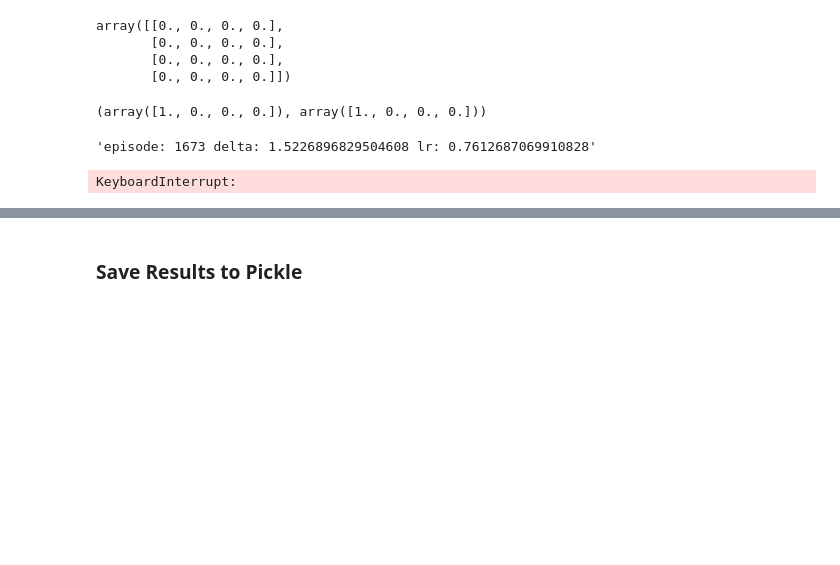
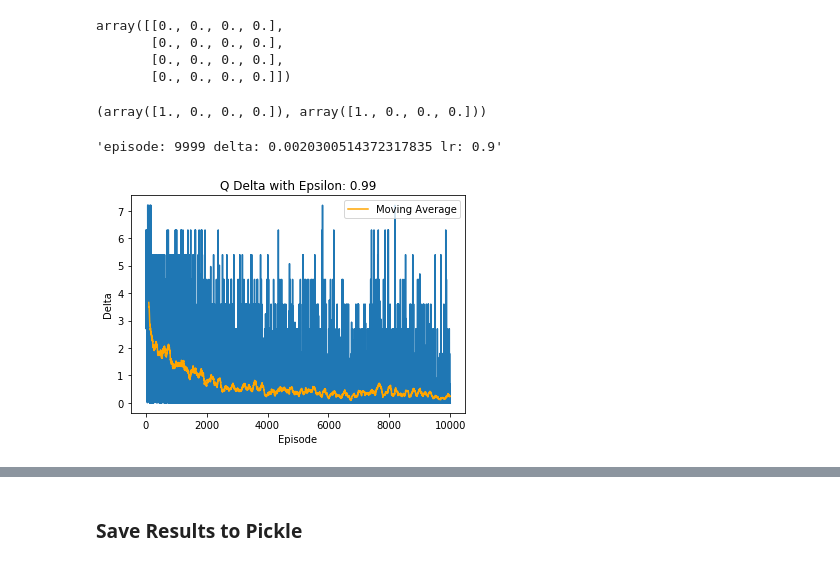
Before and after one commit to aarontan-git/multi_agent_learning, a Jupyter notebook: Notebooks/minimaxq.ipynb, the cells around one changed output, grey strips where cells are left out. Saved outputs shown, nothing was run; the diff lists cells and outputs as text; code cells hidden in the pictures; blank space fills up the shorter version.

Commit message:
currently struggling with minimax results

```diff
--- a/Notebooks/minimaxq.ipynb
+++ b/Notebooks/minimaxq.ipynb
@@ -190,9 +190,12 @@ def calculate_value(G_state):
 
     # check if the linprog solution is successful or not
     if defender_solution['status'] == 0:
-        value = defender_solution['fun']*-1
+        value = defender_solution['fun']
     else:
-        value = invader_solution['fun']
+        value = invader_solution['fun']*-1
+
+#     print("defender value: ", defender_solution['fun'])
+#     print("invader value: ", invader_solution['fun'])
 
     return value
 # %%
@@ -366,7 +369,7 @@ equilibrium(G[current_state])
 (array([1., 0., 0., 0.]), array([1., 0., 0., 0.]))
 # %%
 # trajectory = []
-episodes = 5000
+episodes = 10000
 eps = 0
 unique_counter = 0
 tolerance = 1
@@ -386,14 +389,6 @@ for eps in range(episodes):
         next_state, reward = invader_defender.next_state(current_state, actions[joint_action[0]], actions[joint_action[1]])
         next_state = tuple(next_state)
 
-        # if game reached terminal state, restart new episode with random initial states
-        terminal, status = invader_defender.terminal_check(list(next_state))
-        if terminal:
-            defender_state = [5,0]
-            invader_state = [0,0]
-            current_state = tuple(defender_state + invader_state)
-            break
-
         # build a game based on next state: calculate payoff of next state
         G[next_state] = calculate_payoff(next_state)
 
@@ -405,7 +400,15 @@ for eps in range(episodes):
 
         # update Q[s,a] <- Q[s,a] + lr*(reward + gamma*value(s') - Q[s,a])
         value = calculate_value(G[next_state])
-        Q[current_state_action_pair] = Q[current_state_action_pair] + lr*(reward + gamma*value - Q[current_state_action_pair])
+        Q[current_state_action_pair] = Q[current_state_action_pair] + lr*(-1*reward + gamma*value - Q[current_state_action_pair])
+
+        # if game reached terminal state, restart new episode
+        terminal, status = invader_defender.terminal_check(list(next_state))
+        if terminal:
+            defender_state = [5,0]
+            invader_state = [0,0]
+            current_state = tuple(defender_state + invader_state)
+            break
 
         # calculate delta
         delta = max(delta, abs(Q[current_state_action_pair] - Q_copy))
@@ -421,20 +424,22 @@ for eps in range(episodes):
     display('episode: ' + str(eps) + ' delta: ' + str(delta) + ' lr: ' + str(lr))
     delta_list.append(delta)
 # %% [output]
-'episode: 1673 delta: 1.5226896829504608 lr: 0.7612687069910828'
+'episode: 9999 delta: 0.0020300514372317835 lr: 0.9'
-KeyboardInterrupt:
 # %%
+# plot delta
 plt.plot(delta_list)
 plt.title('Q Delta with Epsilon: ' + str(epsilon))
 plt.xlabel('Episode')
 plt.ylabel('Delta')
 
 # plot moving average
 reward_frame = pd.DataFrame(delta_list)
-rolling_mean = reward_frame.rolling(window=50).mean()
+rolling_mean = reward_frame.rolling(window=100).mean()
 plt.plot(rolling_mean, label='Moving Average', color='orange')
 plt.legend()
 plt.show()
+# %% [output]
+[figure, added]
 # %%
 # policy extraction
 for state in invader_defender.game_state_list:
```
Also changed, not shown: parts of 14 cells of this notebook, 3 other files.
